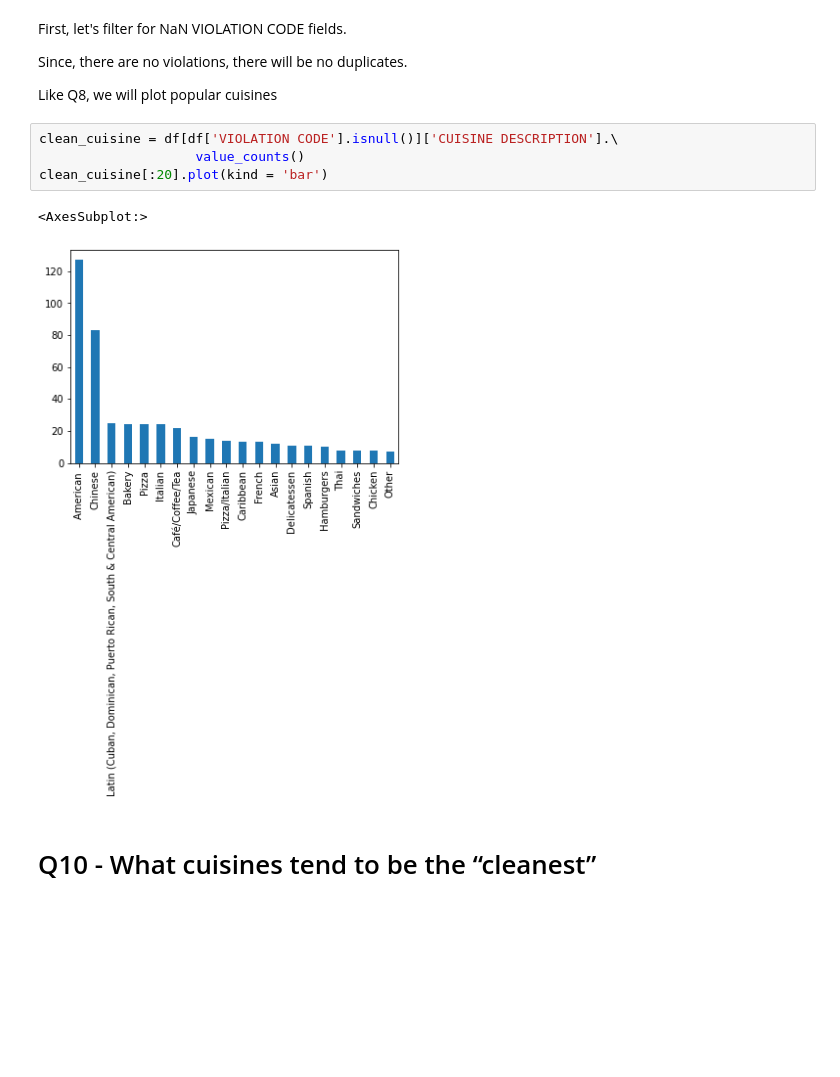
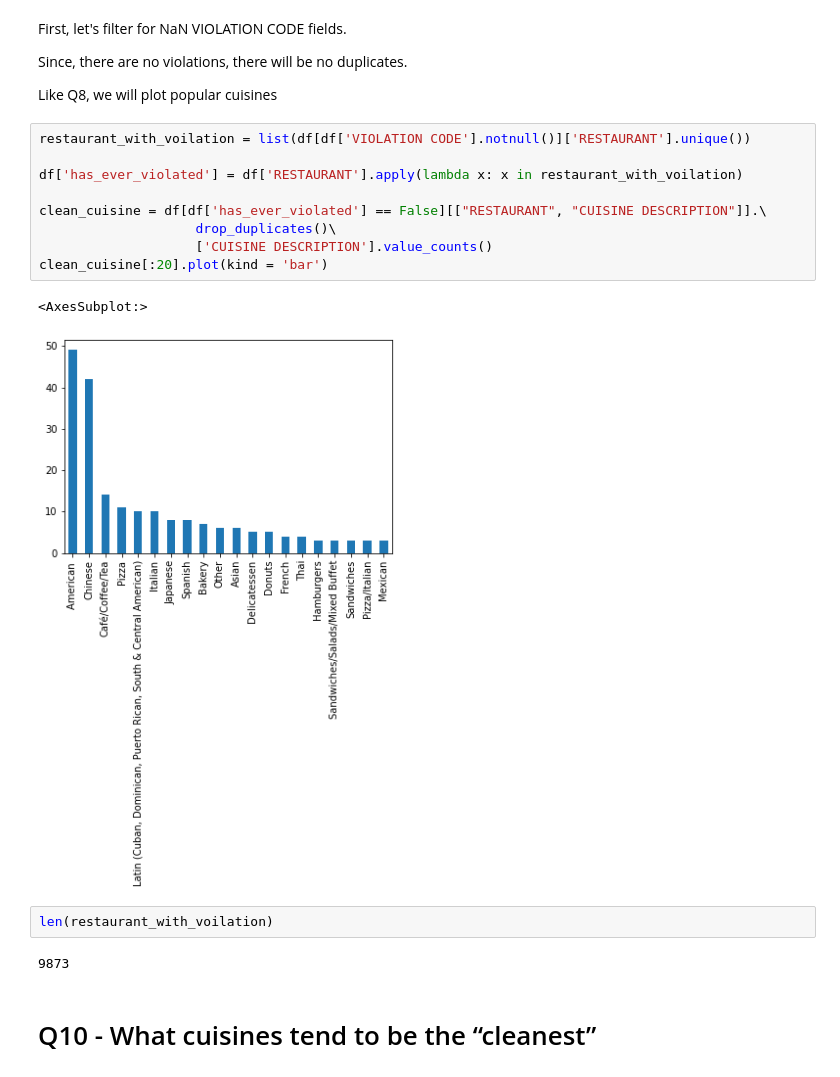
Before and after one commit to RahulSingla5209/pandas_basics, a Jupyter notebook: HW2 Singla Vijayanagar Singh.ipynb, the cells around one changed output. Saved outputs shown, nothing was run; the diff lists cells and outputs as text; blank space fills up the shorter version.

```diff
--- a/HW2 Singla Vijayanagar Singh.ipynb
+++ b/HW2 Singla Vijayanagar Singh.ipynb
@@ -165,12 +165,21 @@ Since, there are no violations, there will be no duplicates.
 
 Like Q8, we will plot popular cuisines
 # %%
-clean_cuisine = df[df['VIOLATION CODE'].isnull()]['CUISINE DESCRIPTION'].\
-                    value_counts()
+restaurant_with_voilation = list(df[df['VIOLATION CODE'].notnull()]['RESTAURANT'].unique())
+
+df['has_ever_violated'] = df['RESTAURANT'].apply(lambda x: x in restaurant_with_voilation)
+
+clean_cuisine = df[df['has_ever_violated'] == False][["RESTAURANT", "CUISINE DESCRIPTION"]].\
+                    drop_duplicates()\
+                    ['CUISINE DESCRIPTION'].value_counts()
 clean_cuisine[:20].plot(kind = 'bar')
 # %% [output]
 <AxesSubplot:>
-[figure, old version]
+[figure, new version]
+# %%
+len(restaurant_with_voilation)
+# %% [output]
+9873
 # %% [markdown]
 # Q10 - What cuisines tend to be the “cleanest”
 # %% [markdown]
```
Also changed, not shown: parts of 3 cells of this notebook, 1 other file.
